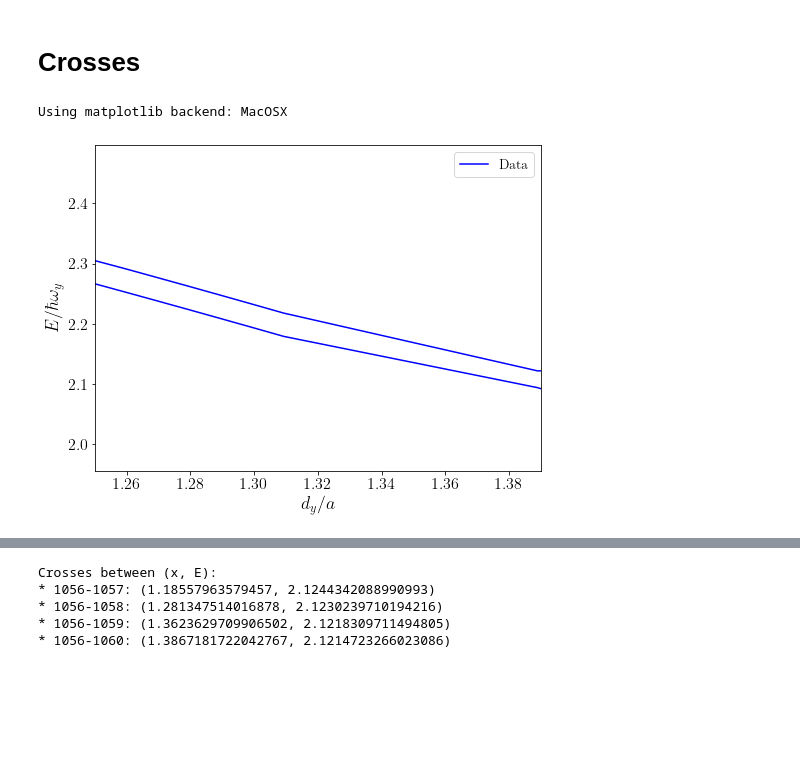
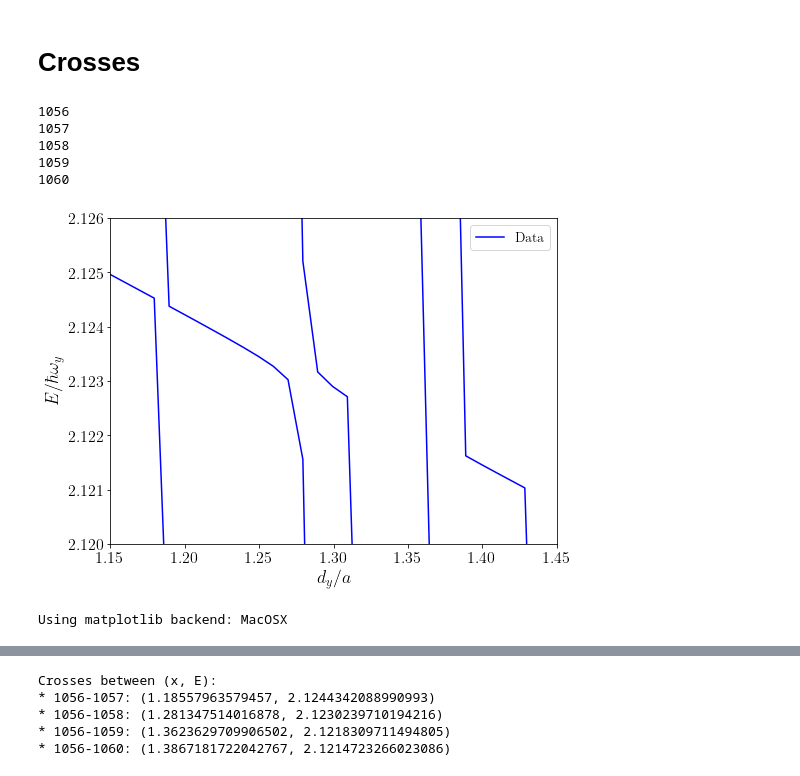
Before and after one commit to TsspGit/Ultracold_Atoms_src, a Jupyter notebook: Energies_Analysis_5505_4993_50.ipynb, the cells around one changed output, grey strips where cells are left out. Saved outputs shown, nothing was run; the diff lists cells and outputs as text; code cells hidden in the pictures; blank space fills up the shorter version.

```diff
--- a/Energies_Analysis_5505_4993_50.ipynb
+++ b/Energies_Analysis_5505_4993_50.ipynb
@@ -73,22 +73,54 @@ plt.show()
 # %% [markdown]
 # Crosses
+# %%
+fig2, ax2 = plt.subplots(figsize=(8,6))
+xpol = np.linspace(x[0], x[-1], num=50)
+for i in range(least_bound_pos + 6, least_bound_pos + 11):
+    print(i)
+    ax2.plot(x, dic['nivel_{}'.format(i)]/wy, 'b')
+ax2.set_ylim(2.12, 2.126)
+ax2.set_xlim(1.15, 1.45)
+ax2.set_xlabel('$d_{y}/a$')
+ax2.set_ylabel('$E/\hbar \omega_{y}$')
+ax2.legend(['Data'], fontsize=14)
+plt.show()
+# %% [output]
+1056
+1057
+1058
+1059
+1060
+[figure, added]
 # %%
 %matplotlib
 # %% [output]
 Using matplotlib backend: MacOSX
 # %%
 fig2, ax2 = plt.subplots(figsize=(8,6))
-xpol = np.linspace(x[0], x[-1], num=50)
-for i in range(least_bound_pos + 9, least_bound_pos + 11):
+for i in range(least_bound_pos + 6, least_bound_pos + 11):
     ax2.plot(x, dic['nivel_{}'.format(i)]/wy, 'b')
-#ax2.set_ylim(2.0, 2.2)
-ax2.set_xlim(1.25, 1.39)
+ax2.set_ylim(2.12, 2.126)
+ax2.set_xlim(1.15, 1.45)
 ax2.set_xlabel('$d_{y}/a$')
 ax2.set_ylabel('$E/\hbar \omega_{y}$')
 ax2.legend(['Data'], fontsize=14)
+plt.grid()
+xcoord = []
+ycoord = []
+def onclick(event):
+    global ix, iy
+    ix, iy = event.xdata, event.ydata
+    plt.plot(ix, iy, 'ro', markersize=4)
+    plt.draw()
+    global xcoord, ycoord
+    xcoord.append(ix)
+    ycoord.append(iy)
+    if len(xcoord) == 40:
+        fig2.canvas.mpl_disconnect(cid)
+        print(f'xcoord: {xcoord}\n ycoord: {ycoord}')
+    return xcoord, ycoord
+cid = fig2.canvas.mpl_connect('button_press_event', onclick)
 plt.show()
-# %% [output]
-[figure, removed]
 # %%
 %matplotlib inline
 # %%
```
Also changed, not shown: parts of 3 cells of this notebook, 12 other files.
